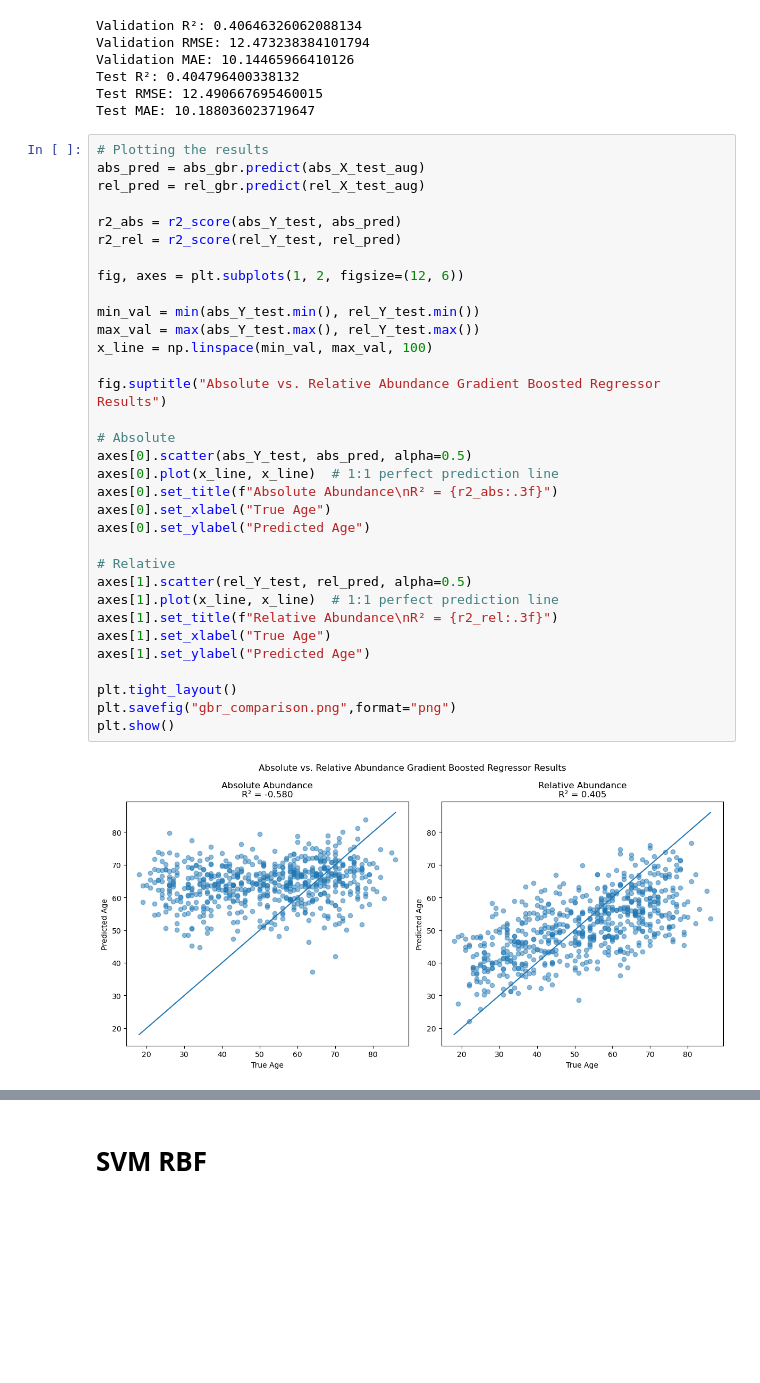
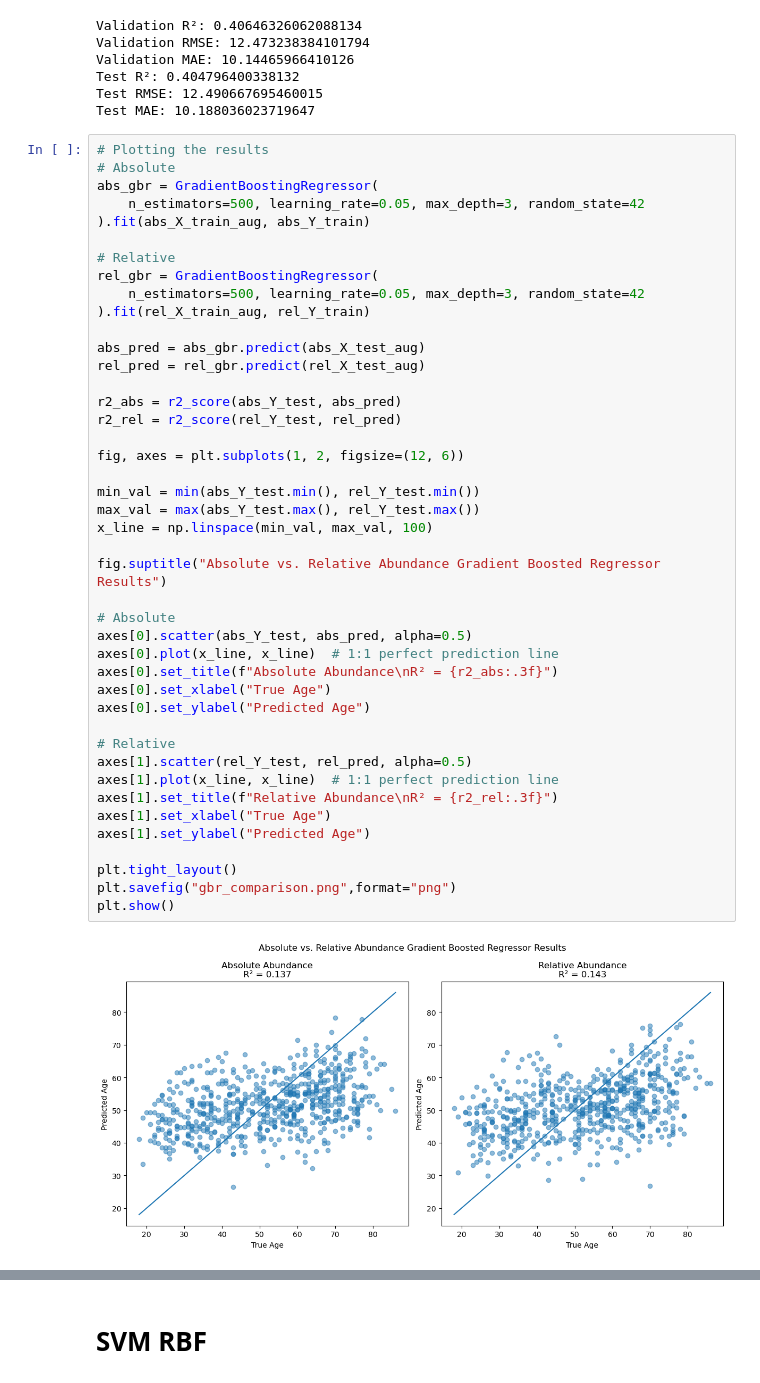
Before and after one commit to mwdai049/Microbial-Abundances-Predictions-on-EHR-and-Transformability, a Jupyter notebook: src/metadata-variable-prediction/age-prediction/age_numeric_predictor_final.ipynb, the cells around one changed output, grey strips where cells are left out. Cells and saved outputs as stored; diff of their text form; blank space fills up the shorter version.

```diff
--- a/src/metadata-variable-prediction/age-prediction/age_numeric_predictor_final.ipynb
+++ b/src/metadata-variable-prediction/age-prediction/age_numeric_predictor_final.ipynb
@@ -415,39 +415,49 @@ Test RMSE: 12.490667695460015
 Test MAE: 10.188036023719647
 # %%
 # Plotting the results
+# Absolute
+abs_gbr = GradientBoostingRegressor(
+    n_estimators=500, learning_rate=0.05, max_depth=3, random_state=42
+).fit(abs_X_train_aug, abs_Y_train)
+
+# Relative
+rel_gbr = GradientBoostingRegressor(
+    n_estimators=500, learning_rate=0.05, max_depth=3, random_state=42
+).fit(rel_X_train_aug, rel_Y_train)
+
 abs_pred = abs_gbr.predict(abs_X_test_aug)
 rel_pred = rel_gbr.predict(rel_X_test_aug)
 
 r2_abs = r2_score(abs_Y_test, abs_pred)
 r2_rel = r2_score(rel_Y_test, rel_pred)
 
 fig, axes = plt.subplots(1, 2, figsize=(12, 6))
 
 min_val = min(abs_Y_test.min(), rel_Y_test.min())
 max_val = max(abs_Y_test.max(), rel_Y_test.max())
 x_line = np.linspace(min_val, max_val, 100)
 
 fig.suptitle("Absolute vs. Relative Abundance Gradient Boosted Regressor Results")
 
 # Absolute
 axes[0].scatter(abs_Y_test, abs_pred, alpha=0.5)
 axes[0].plot(x_line, x_line)  # 1:1 perfect prediction line
 axes[0].set_title(f"Absolute Abundance\nR² = {r2_abs:.3f}")
 axes[0].set_xlabel("True Age")
 axes[0].set_ylabel("Predicted Age")
 
 # Relative
 axes[1].scatter(rel_Y_test, rel_pred, alpha=0.5)
 axes[1].plot(x_line, x_line)  # 1:1 perfect prediction line
 axes[1].set_title(f"Relative Abundance\nR² = {r2_rel:.3f}")
 axes[1].set_xlabel("True Age")
 axes[1].set_ylabel("Predicted Age")
 
 plt.tight_layout()
 plt.savefig("gbr_comparison.png",format="png")
 plt.show()
 # %% [output]
-[figure, old version]
+[figure, new version]
 # %%
 # Bootstrapping to see if differences are due to chance
 n_boot = 5000
```
Also changed, not shown: parts of 2 cells of this notebook, 2 other files.
